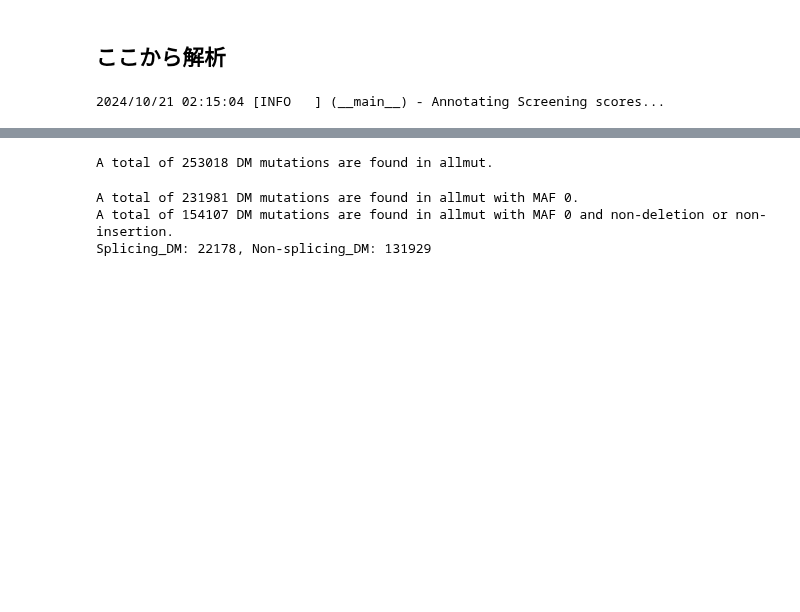
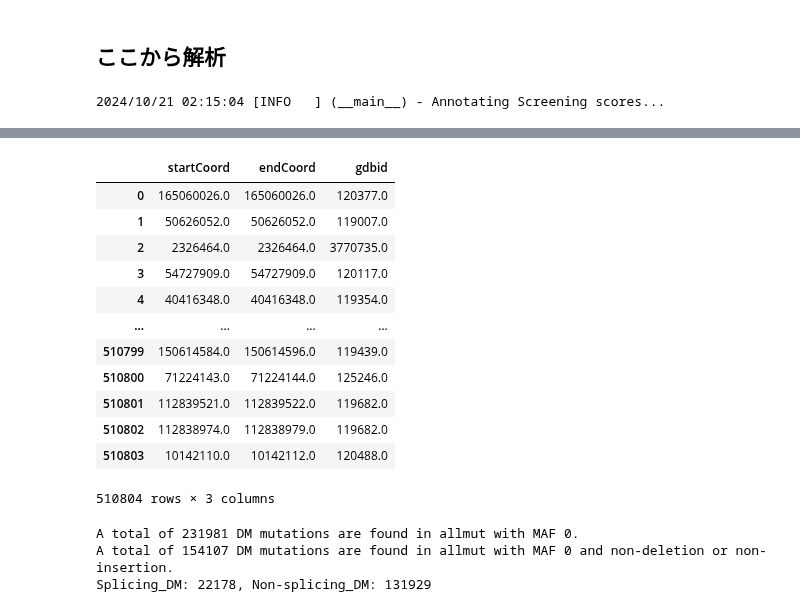
Before and after one commit to ysut/dev, a Jupyter notebook: ValidationData/TP/additional/hgmd_non_splicing copy 2.ipynb, the cells around one changed output, grey strips where cells are left out. Cells and saved outputs as stored; diff of their text form; code cells hidden in the pictures; blank space fills up the shorter version.

```diff
--- a/ValidationData/TP/additional/hgmd_non_splicing copy 2.ipynb
+++ b/ValidationData/TP/additional/hgmd_non_splicing copy 2.ipynb
@@ -431,3 +411,17 @@ df = df[['variant_id', 'CHROM', 'POS', 'HGVSc', 'maxsplai', 'clinvar_screening',
 # df['variant_id2'] = df['CHROM'].astype(str) + '-' + df['POS'].astype(str) + '-' + df['HGVSc']
 
 df = df.loc[df['PriorityScore'] != 'Not available']
+# %%
+all_mut_default_colnames: list = [
+    "disase", "gene", "chrom", "genename", "gdbid", "omimid", "amino",
+    "deletion", "insertion", "codon", "codonAff", "descr", "refseq", "hgvs",
+    "hgvsAll", "dbsnp", "chromosome", "startCoord", "endCoord",
+    "expected_inheritance", "gnomad_AC", "gnomad_AF", "gnomad_AN", "tag",
+    "dmsupport", "rankscore", "mutype", "author", "title", "fullname",
+    "allname", "vol", "page", "year", "pmid", "pmidAll", "reftag", "comments",
+    "acc_num", "new_date", "base", "clinvarID", "clinvar_clnsig"
+]
+
+allmut: pd.DataFrame = pd.read_csv(
+    'allmut.csv', sep=';', encoding='cp1252', names=all_mut_default_colnames,
+    skiprows=1,low_memory=False)
@@ -433,0 +440,17 @@ df = df.loc[df['PriorityScore'] != 'Not available']
+# %%
+cols = ['startCoord', 'endCoord', 'gdbid']
+allmut[cols]
+# %% [output]
+|  | startCoord | endCoord | gdbid |
+| 0 | 165060026.0 | 165060026.0 | 120377.0 |
+| 1 | 50626052.0 | 50626052.0 | 119007.0 |
+| 2 | 2326464.0 | 2326464.0 | 3770735.0 |
+| 3 | 54727909.0 | 54727909.0 | 120117.0 |
+| 4 | 40416348.0 | 40416348.0 | 119354.0 |
+| ... | ... | ... | ... |
+| 510799 | 150614584.0 | 150614596.0 | 119439.0 |
+| 510800 | 71224143.0 | 71224144.0 | 125246.0 |
+| 510801 | 112839521.0 | 112839522.0 | 119682.0 |
+| 510802 | 112838974.0 | 112838979.0 | 119682.0 |
+| 510803 | 10142110.0 | 10142112.0 | 120488.0 |
+510804 rows × 3 columns
@@ -434,13 +494,4 @@ df = df.loc[df['PriorityScore'] != 'Not available']
 # %%
-all_mut_default_colnames: list = [
-    "disase", "gene", "chrom", "genename", "gdbid", "omimid", "amino",
-    "deletion", "insertion", "codon", "codonAff", "descr", "refseq", "hgvs",
-    "hgvsAll", "dbsnp", "chromosome", "startCoord", "endCoord",
-    "expected_inheritance", "gnomad_AC", "gnomad_AF", "gnomad_AN", "tag",
-    "dmsupport", "rankscore", "mutype", "author", "title", "fullname",
-    "allname", "vol", "page", "year", "pmid", "pmidAll", "reftag", "comments",
-    "acc_num", "new_date", "base", "clinvarID", "clinvar_clnsig"
-]
 allmut: pd.DataFrame = pd.read_csv(
     'allmut.csv', sep=';', encoding='cp1252', names=all_mut_default_colnames,
     skiprows=1,low_memory=False)
@@ -464,8 +515,6 @@ allmut_dm['startCoord'] = allmut_dm['startCoord'].astype(int)
 allmut_dm = allmut_dm.rename(columns={'chromosome': 'CHROM', 'startCoord': 'POS_hg38'})
 # allmut_dm['variant_id2'] = allmut_dm['chromosome'].astype(str) + '-' \
 # 	+ allmut_dm['startCoord'].astype(str) + '-' + allmut_dm['hgvs']
-# %% [output]
-A total of 253018 DM mutations are found in allmut.
 # %%
 # Fillna with empty string in "gnomad_AF" colmun in allmut_dm
 # Extratct MAF 0 from allmut_dm
```
Also changed, not shown: parts of 7 cells of this notebook, 1 other file.
